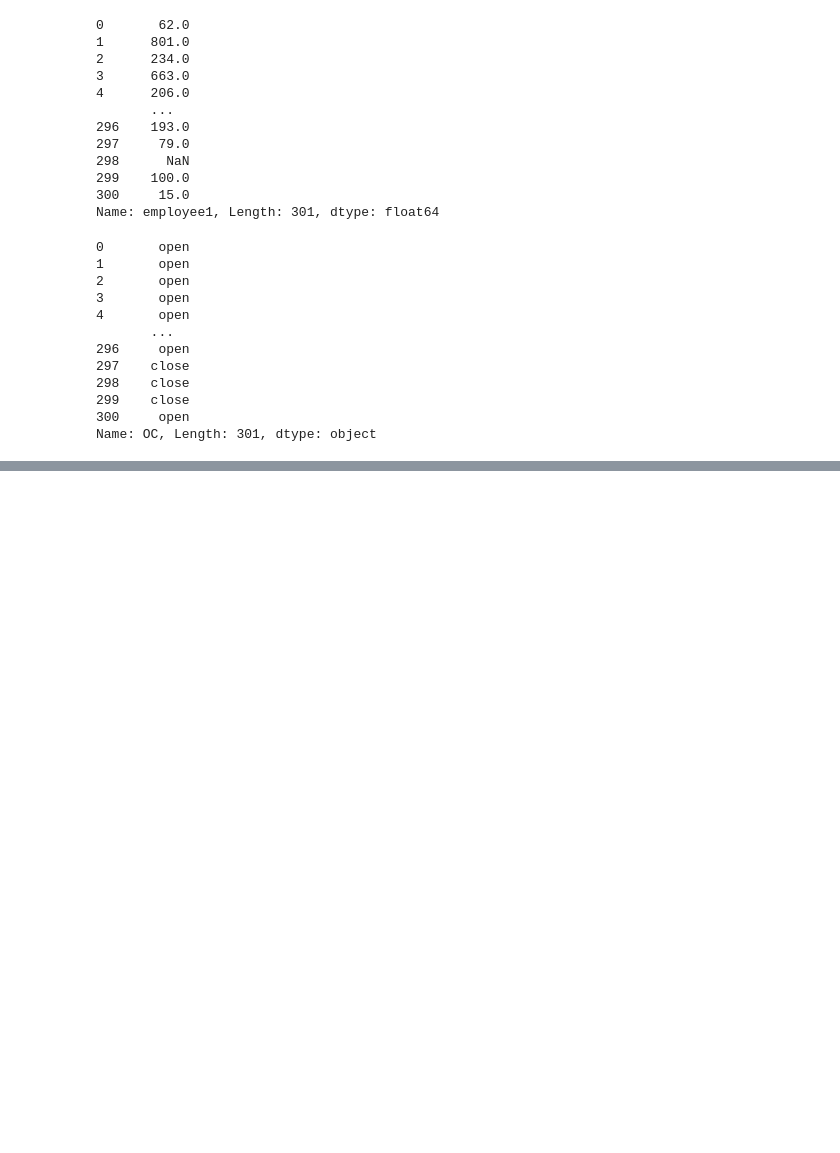
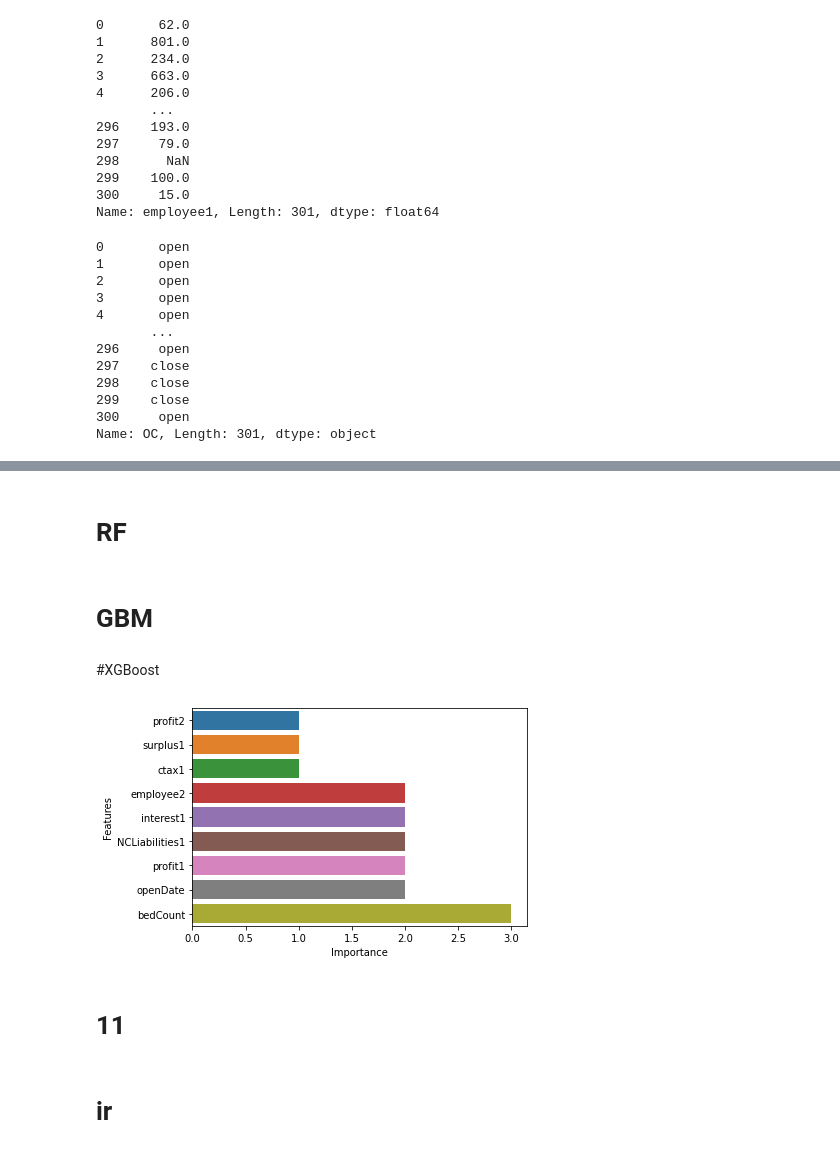
Before and after one commit to yonseimath/data-science-2022-biginner, a Jupyter notebook: jeahyuk/병원_개_폐업_분류_dacon.ipynb, the cells around one changed output, grey strips where cells are left out. Drawn from its saved outputs; the diff is of its cells as text; code cells hidden in the pictures; blank space fills up the shorter version.

```diff
--- a/jeahyuk/병원_개_폐업_분류_dacon.ipynb
+++ b/jeahyuk/병원_개_폐업_분류_dacon.ipynb
@@ -303,0 +329,2 @@ Name: OC, Length: 301, dtype: int64
+# %% [markdown]
+# RF
@@ -303,0 +340,2 @@ Name: OC, Length: 301, dtype: int64
+# %% [markdown]
+# GBM
@@ -303,0 +351,53 @@ Name: OC, Length: 301, dtype: int64
+# %% [markdown]
+#XGBoost
+# %%
+############################################################################
+############ XGBOOST
+############################################################################
+dtrain_prod = xgb.DMatrix(data = train_prod_X, label = train_prod_Y)
+dtest_prod = xgb.DMatrix(data = test_prod_X)
+
+#Custom error function for the XGB model
+threshold = 0.5
+def eval_error(preds, dtrain):
+    labels = dtrain.get_label()
+    preds = (preds > threshold ).astype('float')
+    return "accuracy", accuracy_score(labels, preds)
+
+
+param = {'objective' : 'binary:logistic',
+         'max_depth' : 6,
+         'eta': 0.3,
+         'colsample_bytree' : 1,
+         'subsample' : 1,
+         'silent' : 0
+         }
+
+nrounds = 2
+# %%
+np.random.seed(100)
+xgb_model = xgb.train(param,
+                      dtrain_prod,
+                      num_boost_round = nrounds ,
+                      feval = eval_error,
+                      #maximize = True,
+                      #early_stopping_rounds = 10,
+                      )
+
+XGB_prediction = xgb_model.predict(dtest_prod)
+
+sub_XGB= pd.DataFrame({'inst_id' : sub_id , 'OC' : XGB_prediction })
+sub_XGB= sub_XGB[['inst_id', 'OC']]
+
+#PLotting the feature importance
+xgb_Imp = pd.DataFrame({'Features' : list(xgb_model.get_score().keys()),
+                        'Importance' : list(xgb_model.get_score().values())}).sort_values(['Importance'])
+plt.figure()
+sns.barplot(xgb_Imp.Importance, xgb_Imp.Features)
+plt.show()
+# %% [output]
+[figure, added]
+# %% [markdown]
+# 11
+# %% [markdown]
+# ir
```
Also changed, not shown: parts of 32 cells of this notebook.
